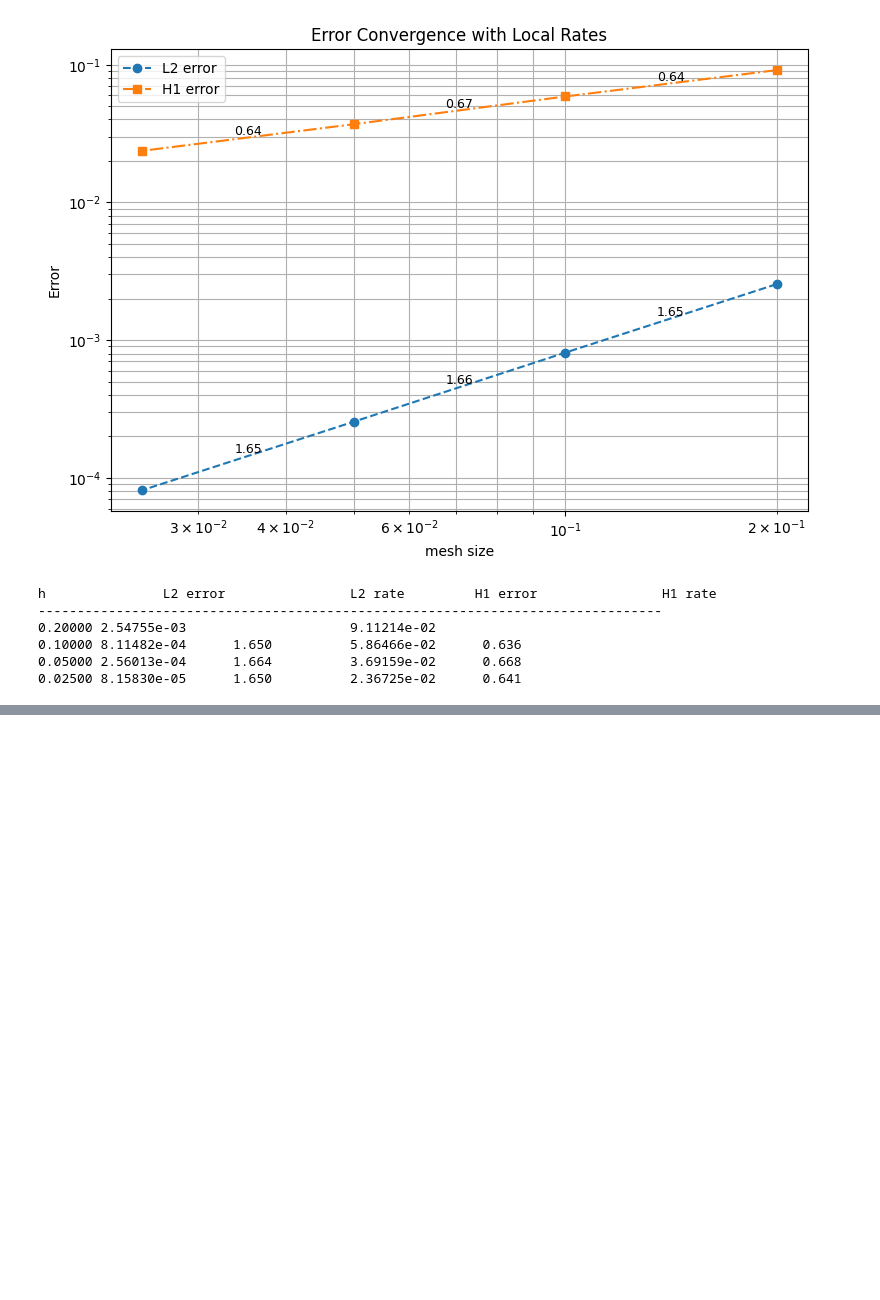
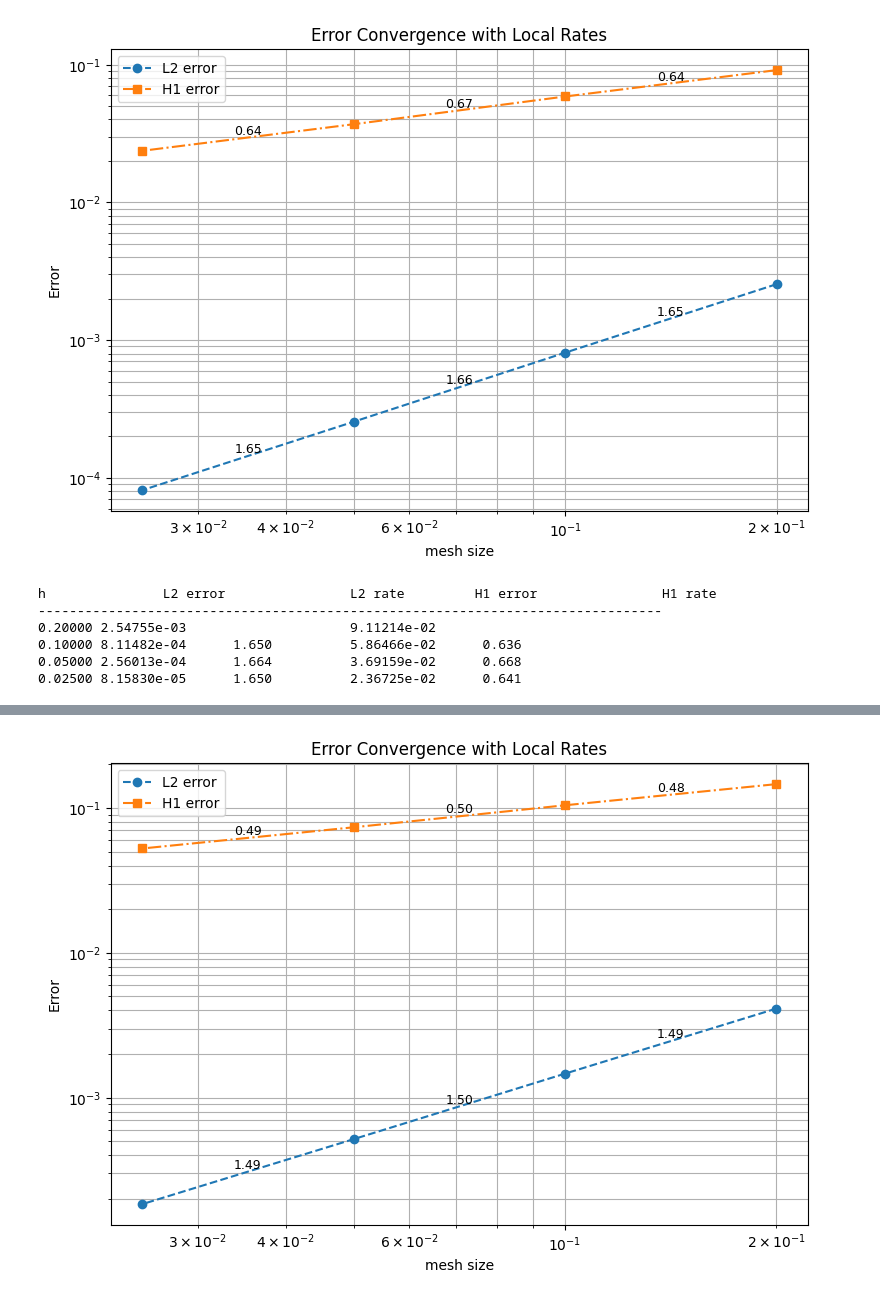
Before and after one commit to teaVeloper/NumericalPDE, a Jupyter notebook: Exercises.ipynb, the cells around one changed output, grey strips where cells are left out. Saved outputs shown, nothing was run; the diff lists cells and outputs as text; code cells hidden in the pictures; blank space fills up the shorter version.

```diff
--- a/Exercises.ipynb
+++ b/Exercises.ipynb
@@ -260,0 +515,11 @@ h               L2 error                L2 rate         H1 error
+# %%
+rhs = f.vec - a.mat * gfu.vec
+inv = a.mat.Inverse(fes.FreeDofs(), inverse="sparsecholesky")
+
+du = gfu.vec.CreateVector()
+du.data = inv * rhs
+gfu.vec.data += du
+
+vals = np.array(gfu.vec)
+print("u_h min/max:", vals.min(), vals.max(), "  norm:", gfu.vec.Norm())
+Draw(gfu, mesh, "u_h", deformation=True, scale=0.3)
@@ -260,0 +535,73 @@ h               L2 error                L2 rate         H1 error
+# %%
+
+uex = CF( g_exact)
+graduex = CF( (uex.Diff(x), uex.Diff(y) ))
+
+errL2 = []
+errH1 = []
+h = []
+
+for i in range(4):
+    h.append( 0.2 / ( 2**i) )
+    mesh = Mesh(unit_square.GenerateMesh(maxh=h[-1]))
+    fes = H1(mesh, order = 1)
+    gfu = GridFunction(fes)
+    gfu.Set(uex, dual = True)
+    errL2.append (sqrt( Integrate( (gfu - uex)**2, mesh)))
+    errH1.append( sqrt( Integrate( (grad(gfu) - graduex)**2, mesh)))
+
+import numpy as np
+
+def compute_rates(err_vec, nel_vec):
+    rates = []
+    for i in range(len(nel_vec)-1):
+        r = np.log(err_vec[i] / err_vec[i+1]) / np.log(h[i] / h[i+1])
+        rates.append(r)
+    return rates
+
+rates_L2 = compute_rates(errL2, h)
+rates_H1 = compute_rates(errH1, h)
+
+import matplotlib.pyplot as plt
+
+plt.figure(figsize=(9, 6))
+
+# Plot errors
+plt.loglog(h, errL2, marker="o", linestyle="--", label="L2 error")
+plt.loglog(h, errH1, marker="s", linestyle="-.", label="H1 error")
+
+
+# Annotate convergence rates
+def annotate_rates(nel_vec, err_vec, rates, y_offset=0):
+    for i in range(len(rates)):
+        x_mid = np.sqrt(nel_vec[i] * nel_vec[i+1])
+        y_mid = np.sqrt(err_vec[i] * err_vec[i+1])
+        plt.text(x_mid, y_mid*(1+y_offset), f"{rates[i]:.2f}", fontsize=9, ha="center")
+
+annotate_rates(h, errL2, rates_L2, y_offset=0.05)
+annotate_rates(h, errH1, rates_H1, y_offset=0.05)
+
+
+plt.xlabel("mesh size")
+plt.ylabel("Error")
+plt.title("Error Convergence with Local Rates")
+plt.legend()
+plt.grid(True, which="both")
+
+plt.show()
+
+print("h\t\tL2 error\t\tL2 rate\t\tH1 error\t\tH1 rate")
+print("-"*80)
+for i in range(len(h)):
+    h_i = h[i]
+    eL2 = errL2[i]
+    eH1 = errH1[i]
+    if i == 0:
+        rL2 = ""
+        rH1 = ""
+    else:
+        rL2 = f"{rates_L2[i-1]:.3f}"
+        rH1 = f"{rates_H1[i-1]:.3f}"
+    print(f"{h_i:.5f}\t{eL2:.5e}\t{rL2:>6}\t\t{eH1:.5e}\t{rH1:>6}")
+# %% [output]
+[figure, added]
```
Also changed, not shown: parts of 16 cells of this notebook.
